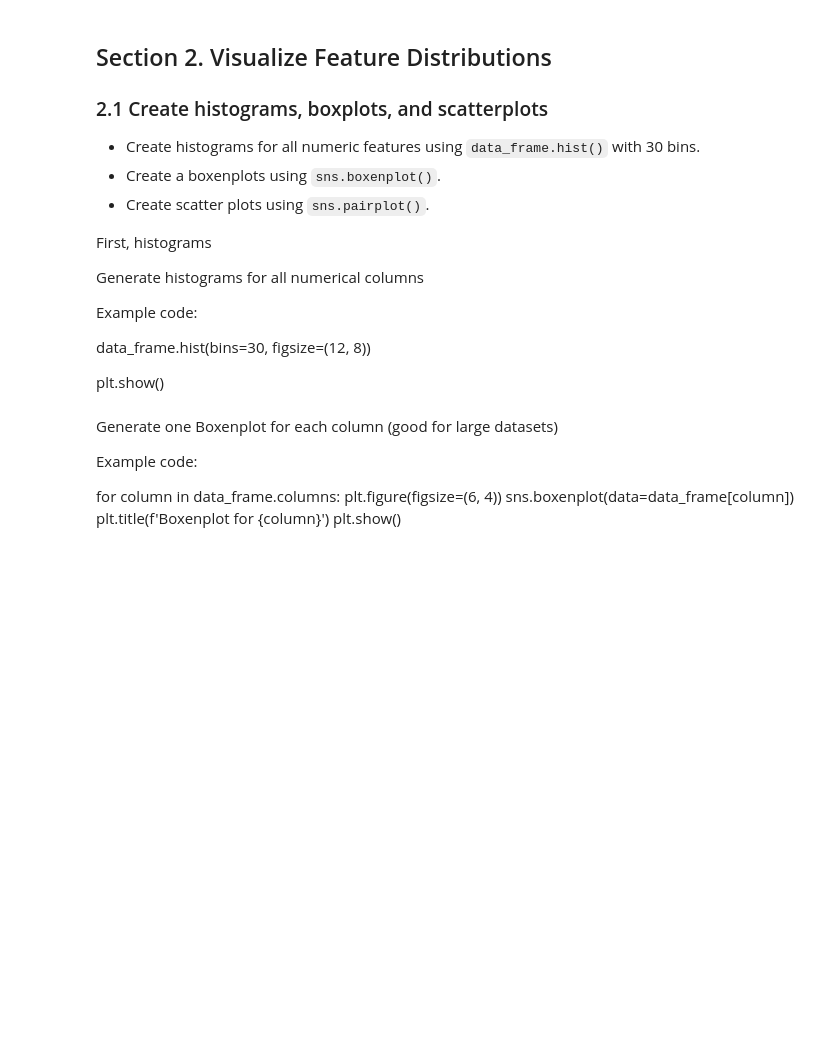
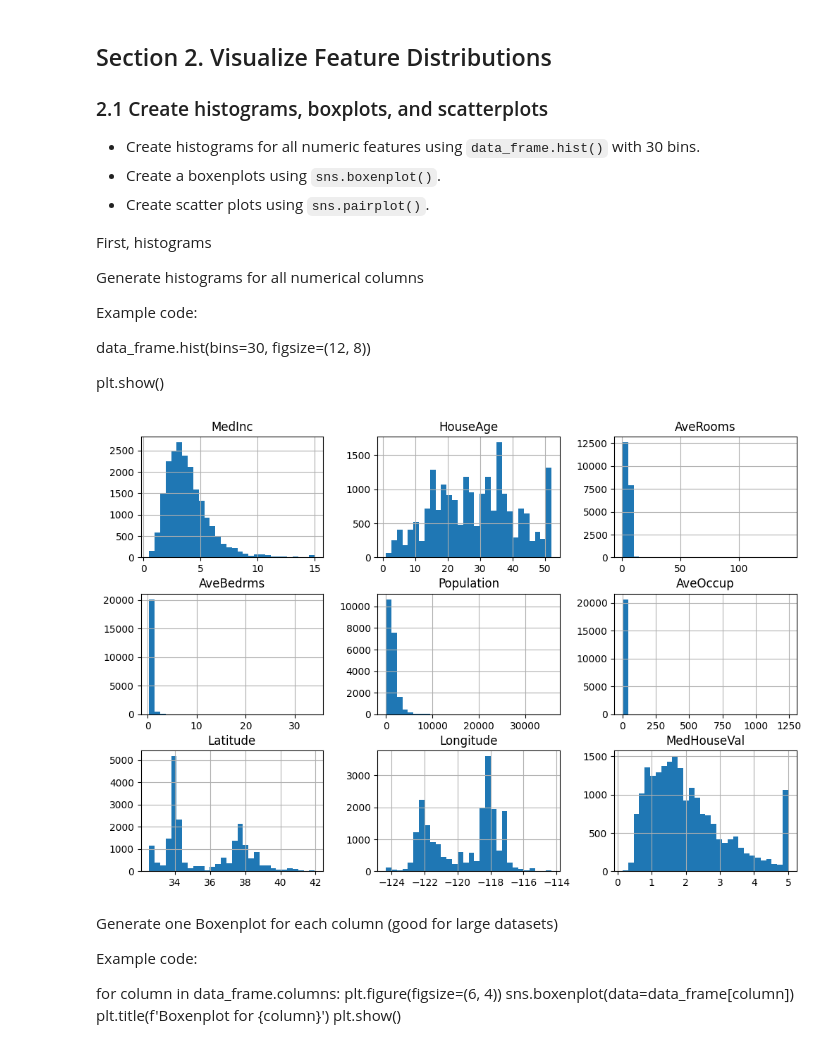
Before and after one commit to sapapesh/applied-ml-showard, a Jupyter notebook: lab01/ml01.ipynb, the cells around one changed output. Drawn from its saved outputs; the diff is of its cells as text; code cells hidden in the pictures; blank space fills up the shorter version.

```diff
--- a/lab01/ml01.ipynb
+++ b/lab01/ml01.ipynb
@@ -140,3 +189,10 @@ plt.show()
+# %%
+# Histogram of the data
+data_frame.hist(bins=30, figsize=(12, 8))
+
+plt.show()
+# %% [output]
+[figure, added]
 # %% [markdown]
 Generate one Boxenplot for each column (good for large datasets)
 
```
Also changed, not shown: parts of 11 cells of this notebook.
